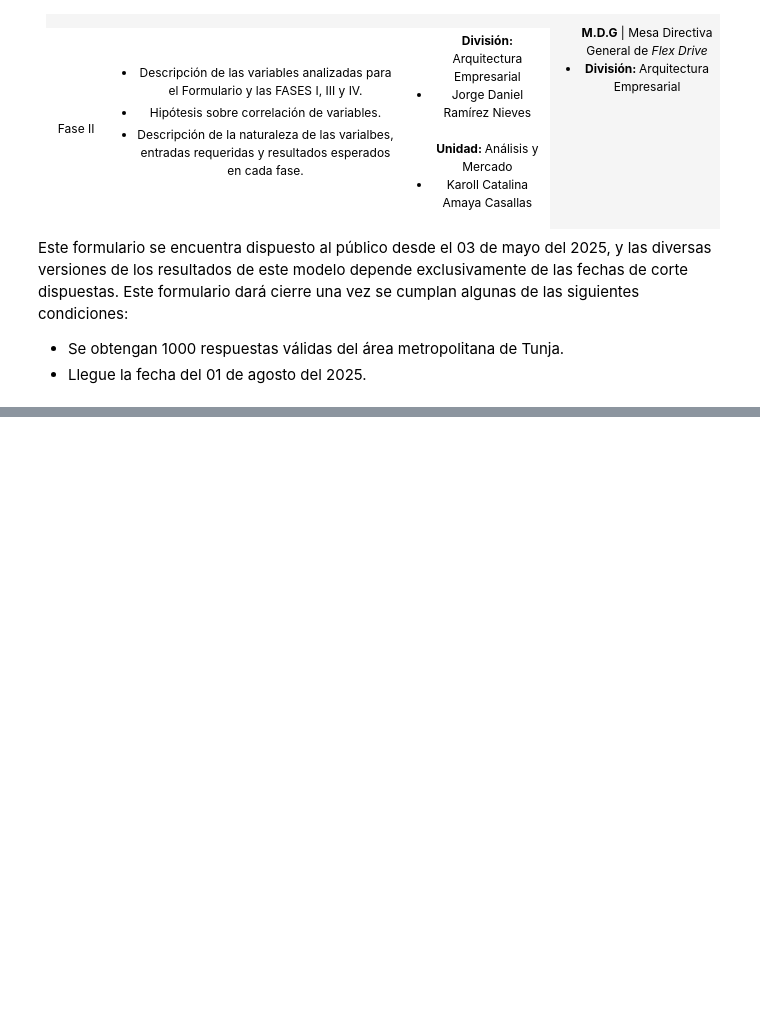
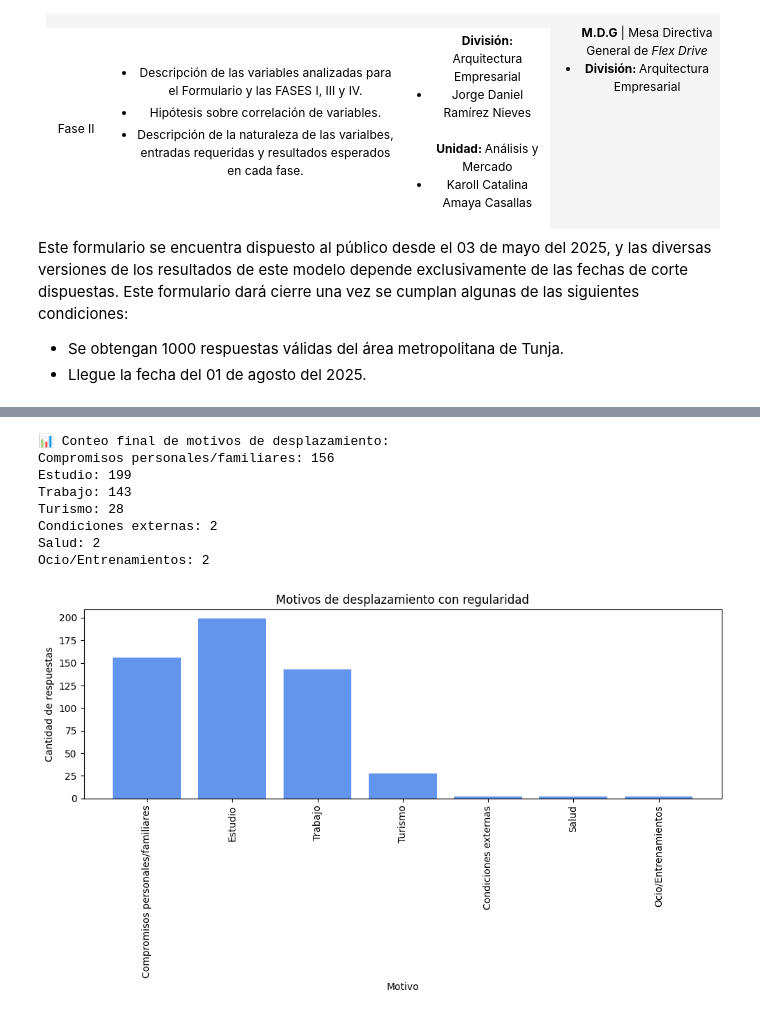
Before and after one commit to JorgeDanielRamirezNieves/Flex-Drive, a Jupyter notebook: Data-Analytics/code/Big-Data/flex-drive_analysis.ipynb, the cells around one changed output, grey strips where cells are left out. Saved outputs shown, nothing was run; the diff lists cells and outputs as text; code cells hidden in the pictures; blank space fills up the shorter version.

```diff
--- a/Data-Analytics/code/Big-Data/flex-drive_analysis.ipynb
+++ b/Data-Analytics/code/Big-Data/flex-drive_analysis.ipynb
@@ -103,0 +618,69 @@ df_FlexDrive.head(10)
+# %%
+import pandas as pd
+import matplotlib.pyplot as plt
+from collections import Counter
+
+# Cargar archivo
+df = pd.read_excel('../../docs/FLEX DRIVE - Permítenos Conocerte.xlsx')
+
+# --- 1. FUNCIÓN DE LIMPIEZA Y CLASIFICACIÓN ---
+def limpiar_motivo_desplazamiento(respuesta):
+    if pd.isna(respuesta):
+        return []
+
+    respuesta = respuesta.lower().strip()
+    motivos_raw = [x.strip().rstrip('.') for x in respuesta.split(';') if x.strip()]
+    motivos_limpios = []
+
+    for motivo in motivos_raw:
+        if 'trabajo' in motivo:
+            motivos_limpios.append('Trabajo')
+        elif 'estudio' in motivo:
+            motivos_limpios.append('Estudio')
+        elif 'compromisos personales' in motivo or 'familiares' in motivo:
+            motivos_limpios.append('Compromisos personales/familiares')
+        elif 'turismo' in motivo:
+            motivos_limpios.append('Turismo')
+        elif 'salud' in motivo or 'citas medicas' in motivo:
+            motivos_limpios.append('Salud')
+        elif 'comida' in motivo or 'entrenamientos' in motivo:
+            motivos_limpios.append('Ocio/Entrenamientos')
+        elif 'pico y placa' in motivo or 'lloviendo' in motivo:
+            motivos_limpios.append('Condiciones externas')
+        elif 'zona' in motivo or 'recoger a esposa' in motivo:
+            motivos_limpios.append('Compromisos personales/familiares')
+        else:
+            motivos_limpios.append('Otro')
+
+    return list(set(motivos_limpios))  # Elimina duplicados
+
+# --- 2. APLICAR LA LIMPIEZA ---
+df['P11_Motivo_Limpio'] = df['P11-Motivo_Desplazamiento_Multi'].apply(limpiar_motivo_desplazamiento)
+
+# --- 3. CONTEO CATEGORÍAS ---
+conteo_motivos = Counter([item for sublist in df['P11_Motivo_Limpio'] for item in sublist])
+
+# --- 4. IMPRIMIR RESULTADOS ---
+print("📊 Conteo final de motivos de desplazamiento:")
+for motivo, cantidad in conteo_motivos.items():
+    print(f"{motivo}: {cantidad}")
+
+# --- 5. GRÁFICO DE BARRAS ---
+plt.figure(figsize=(10,6))
+plt.bar(conteo_motivos.keys(), conteo_motivos.values(), color='cornflowerblue')
+plt.title("Motivos de desplazamiento con regularidad")
+plt.xlabel("Motivo")
+plt.ylabel("Cantidad de respuestas")
+plt.xticks(rotation=90)
+plt.tight_layout()
+plt.show()
+# %% [output]
+📊 Conteo final de motivos de desplazamiento:
+Compromisos personales/familiares: 156
+Estudio: 199
+Trabajo: 143
+Turismo: 28
+Condiciones externas: 2
+Salud: 2
+Ocio/Entrenamientos: 2
+[figure, added]
```
Also changed, not shown: parts of 80 cells of this notebook, 1 other file.
